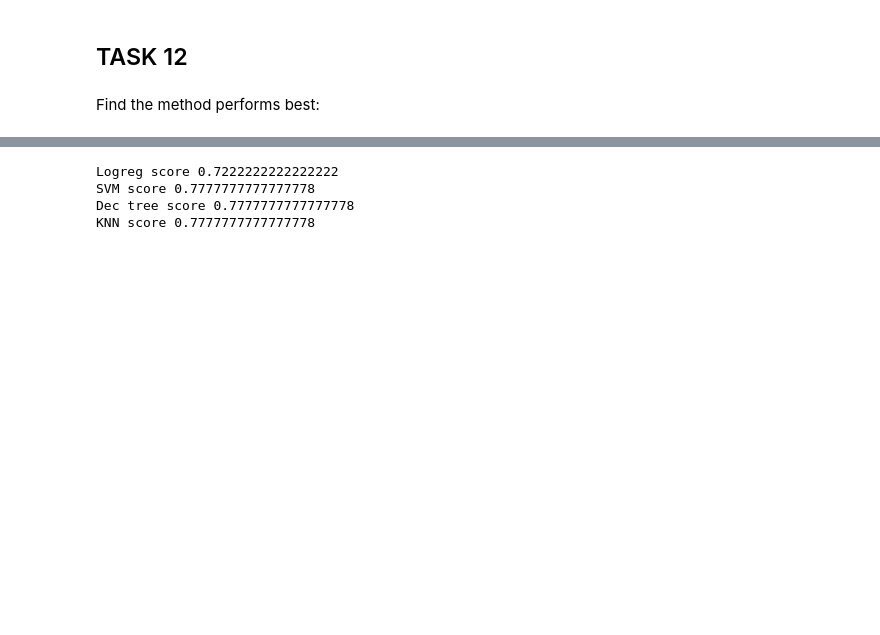
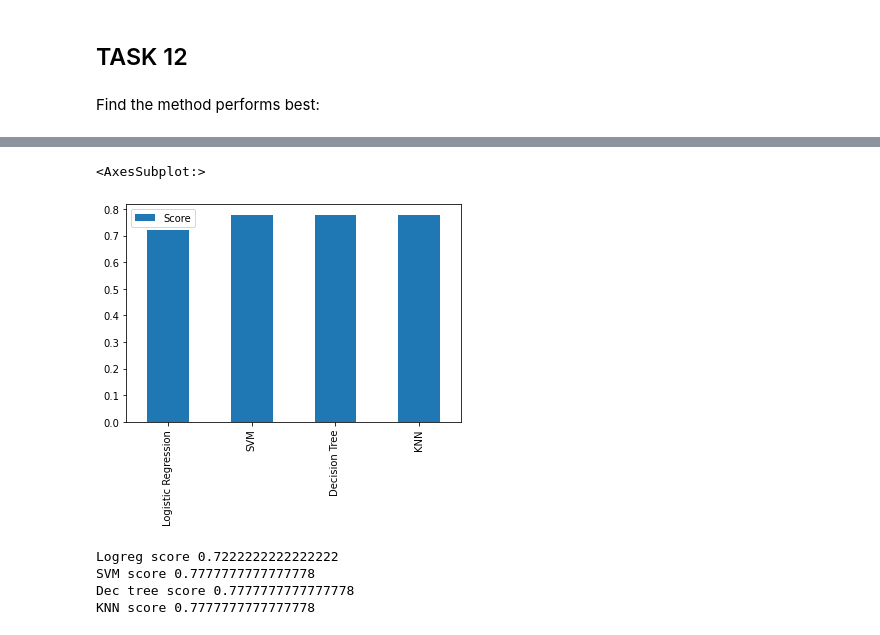
Before and after one commit to Carolinegit/eda-course10, a Jupyter notebook: Machine Learning EDA.ipynb, the cells around one changed output, grey strips where cells are left out. Drawn from its saved outputs; the diff is of its cells as text; code cells hidden in the pictures; blank space fills up the shorter version.

```diff
--- a/Machine Learning EDA.ipynb
+++ b/Machine Learning EDA.ipynb
@@ -350,3 +350,16 @@ plot_confusion_matrix(y_test,yhat)
 ## TASK  12
 # %% [markdown]
 Find the method performs best:
+# %%
+logscore=logreg_cv.score(X_test,y_test)
+svmscore=svm_cv.score(X_test,y_test)
+treescore=tree_cv.score(X_test,y_test)
+knnscore=knn_cv.score(X_test,y_test)
+# %%
+erg = dict()
+erg['Logistic Regression'] = logscore
+erg['SVM'] = svmscore
+erg['Decision Tree'] = treescore
+erg['KNN'] = knnscore
+# %%
+report = pd.DataFrame(erg.values(), index=erg.keys(), columns=['Score'])
@@ -353,3 +374,8 @@ Find the method performs best:
+# %%
+report.plot.bar()
+# %% [output]
+<AxesSubplot:>
+[figure, added]
 # %%
 print("Logreg score",logreg_cv.score(X_test,y_test))
 print("SVM score",svm_cv.score(X_test,y_test))
```
Also changed, not shown: parts of 1 cell of this notebook.
